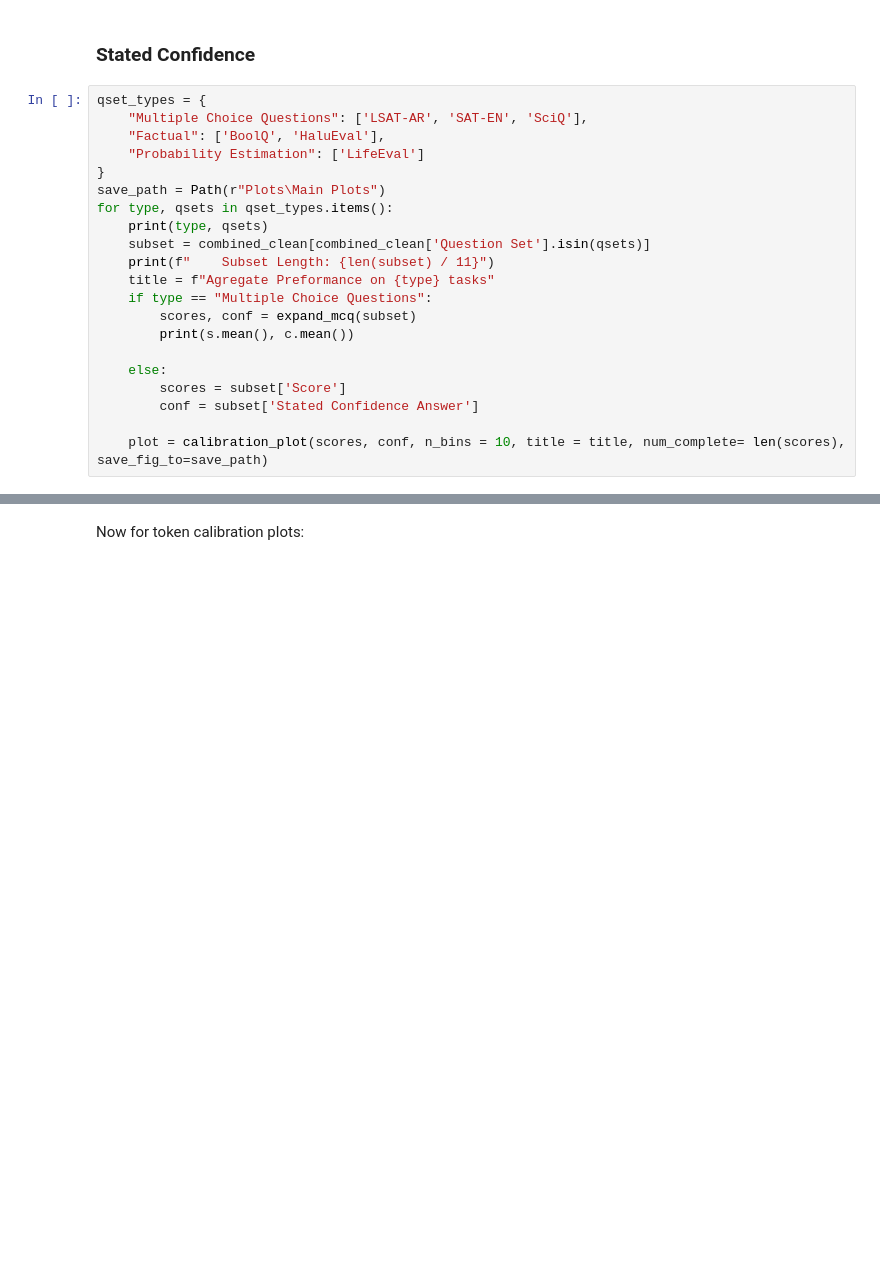
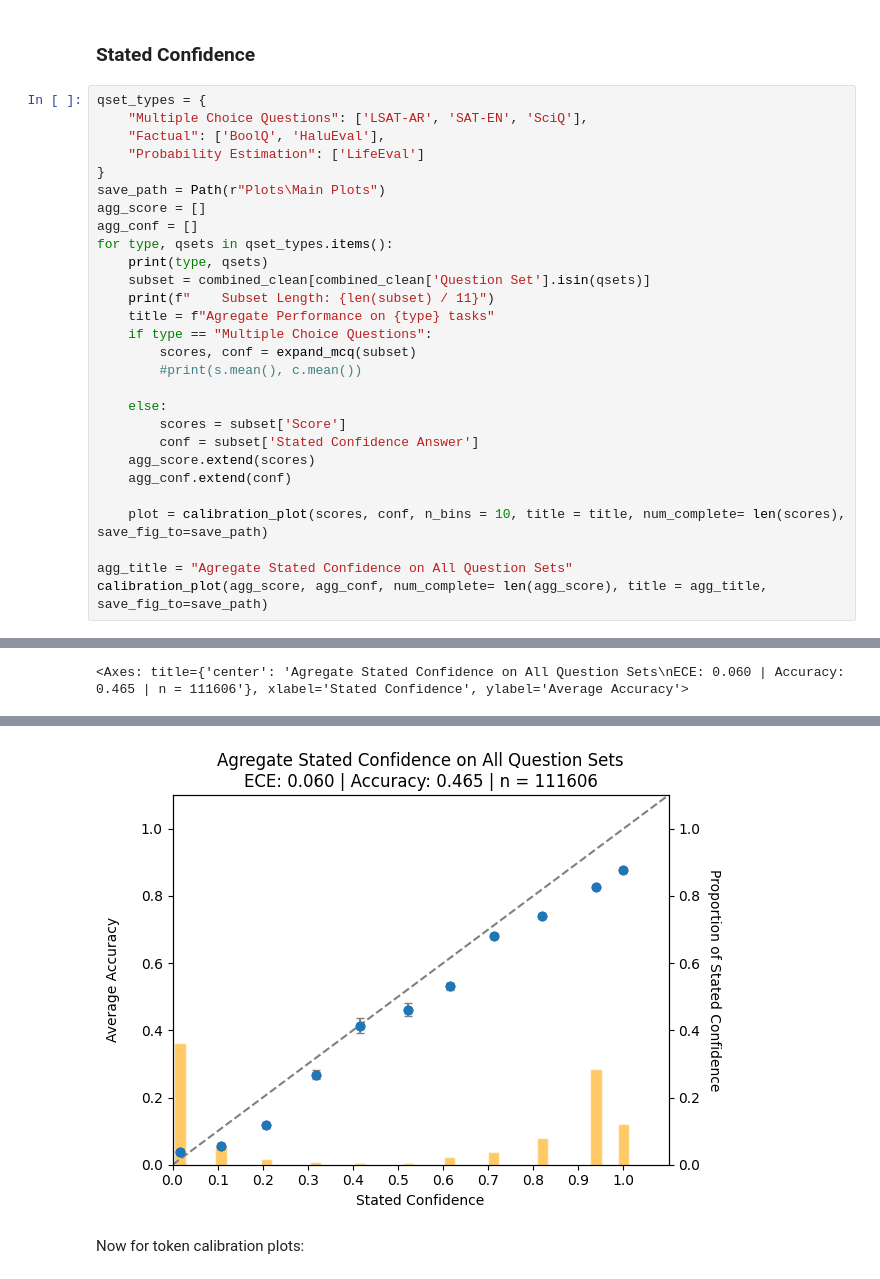
Before and after one commit to NoamMichael/Comparing-Confidence-in-LLMs, a Jupyter notebook: analysis.ipynb, the cells around one changed output, grey strips where cells are left out. Saved outputs shown, nothing was run; the diff lists cells and outputs as text; blank space fills up the shorter version.

```diff
--- a/analysis.ipynb
+++ b/analysis.ipynb
@@ -2004,20 +2004,27 @@ qset_types = {
     "Probability Estimation": ['LifeEval']
 }
 save_path = Path(r"Plots\Main Plots")
+agg_score = []
+agg_conf = []
 for type, qsets in qset_types.items():
     print(type, qsets)
     subset = combined_clean[combined_clean['Question Set'].isin(qsets)]
     print(f"    Subset Length: {len(subset) / 11}")
-    title = f"Agregate Preformance on {type} tasks"
+    title = f"Agregate Performance on {type} tasks"
     if type == "Multiple Choice Questions":
         scores, conf = expand_mcq(subset)
-        print(s.mean(), c.mean())
+        #print(s.mean(), c.mean())
 
     else:
         scores = subset['Score']
         conf = subset['Stated Confidence Answer']
+    agg_score.extend(scores)
+    agg_conf.extend(conf)
 
     plot = calibration_plot(scores, conf, n_bins = 10, title = title, num_complete= len(scores), save_fig_to=save_path)
+
+agg_title = "Agregate Stated Confidence on All Question Sets"
+calibration_plot(agg_score, agg_conf, num_complete= len(agg_score), title = agg_title, save_fig_to=save_path)
 # %% [output]
 Multiple Choice Questions ['LSAT-AR', 'SAT-EN', 'SciQ']
     Subset Length: 1254.0
@@ -2025,10 +2031,12 @@ Multiple Choice Questions ['LSAT-AR', 'SAT-EN', 'SciQ']
 Factual ['BoolQ', 'HaluEval']
     Subset Length: 4293.0
 Probability Estimation ['LifeEval']
     Subset Length: 751.0
+<Axes: title={'center': 'Agregate Stated Confidence on All Question Sets\nECE: 0.060 | Accuracy: 0.465 | n = 111606'}, xlabel='Stated Confidence', ylabel='Average Accuracy'>
 [figure]
 [figure]
 [figure]
+[figure, added]
 # %% [markdown]
 Now for token calibration plots:
 # %% [markdown]
```
Also changed, not shown: parts of 4 cells of this notebook, 8 other files.
